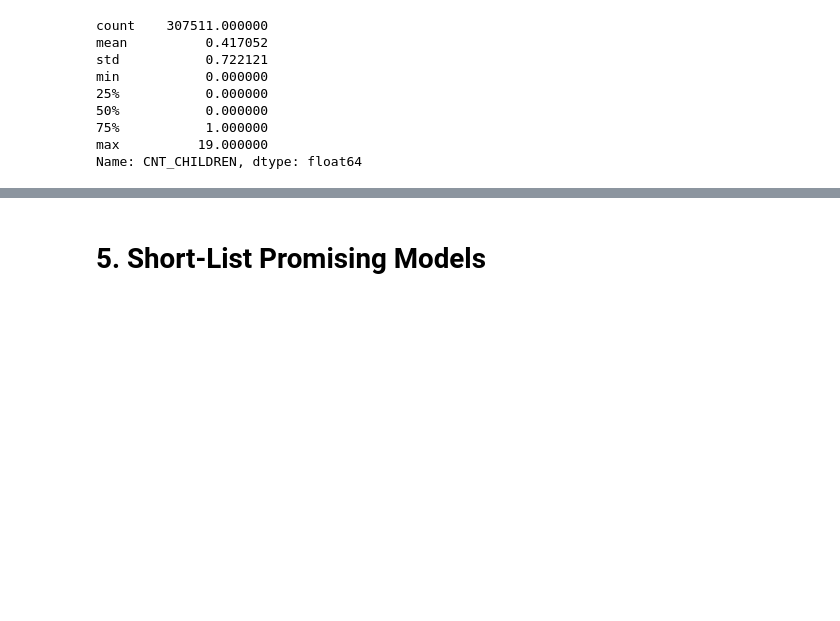
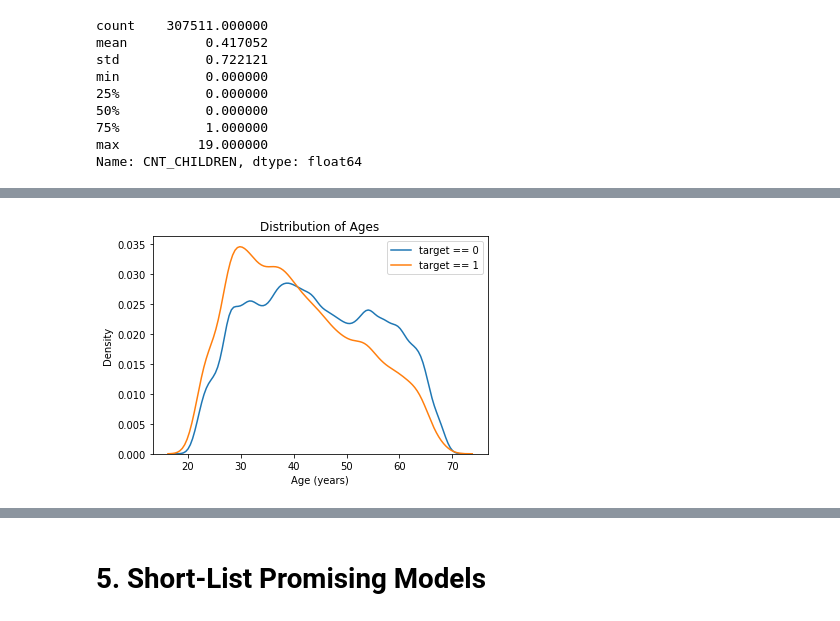
Before and after one commit to Oysteinvikane/home-credit-default-risk, a Jupyter notebook: homeCreditDefaultRisk.ipynb, the cells around one changed output, grey strips where cells are left out. Saved outputs shown, nothing was run; the diff lists cells and outputs as text; code cells hidden in the pictures; blank space fills up the shorter version.

```diff
--- a/homeCreditDefaultRisk.ipynb
+++ b/homeCreditDefaultRisk.ipynb
@@ -287,0 +396,13 @@ Name: CNT_CHILDREN, dtype: float64
+# %%
+import seaborn as sns
+#Kernel density plot
+#display all days birth with target = 0
+sns.kdeplot(train_data.loc[train_data['TARGET'] == 0, 'DAYS_BIRTH'] / 365, label = 'target == 0')
+#display all days birth with target = 1
+sns.kdeplot(train_data.loc[train_data['TARGET'] == 1, 'DAYS_BIRTH'] / 365, label = 'target == 1')
+
+plt.xlabel('Age (years)');
+plt.ylabel('Density');
+plt.title('Distribution of Ages');
+# %% [output]
+[figure, added]
```
Also changed, not shown: parts of 36 cells of this notebook.
